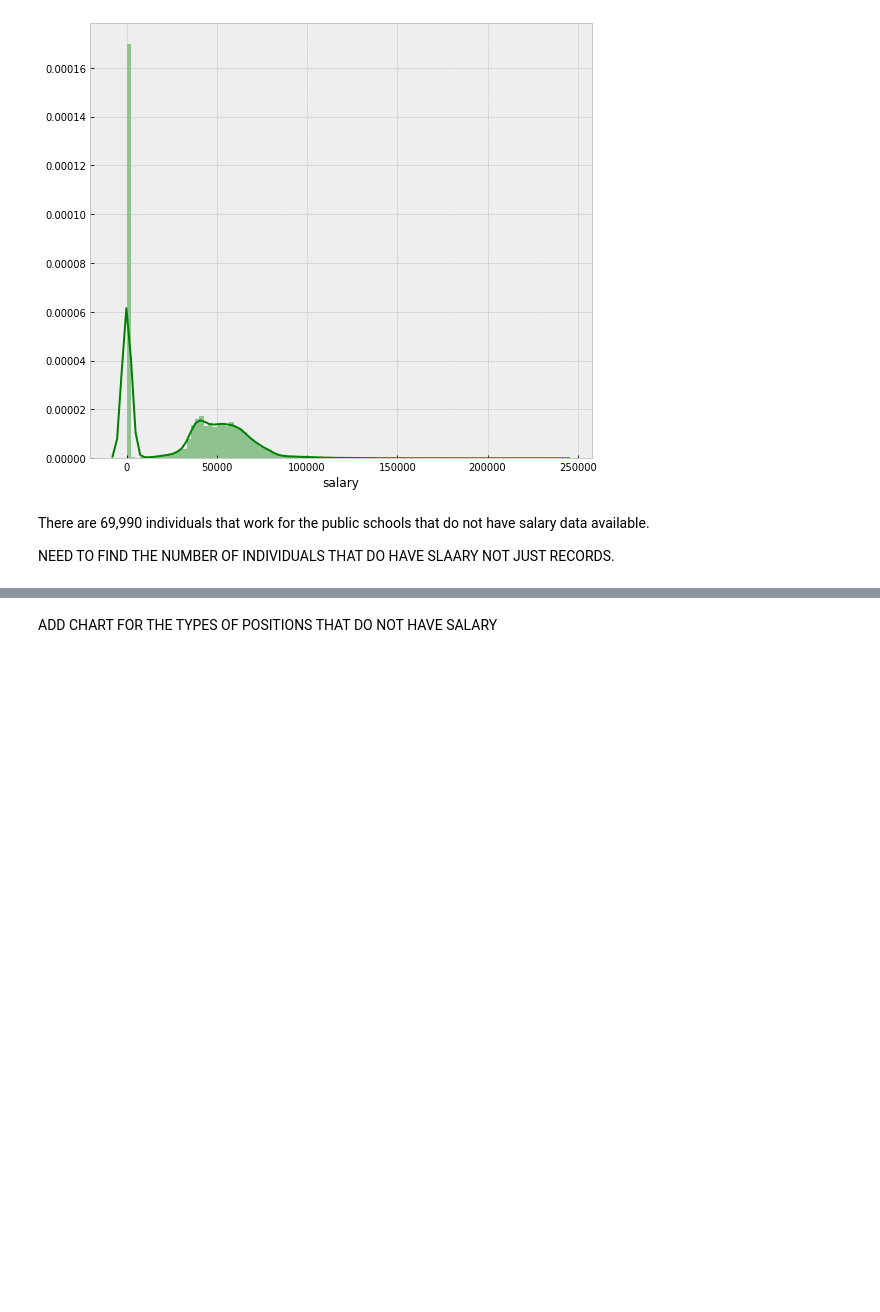
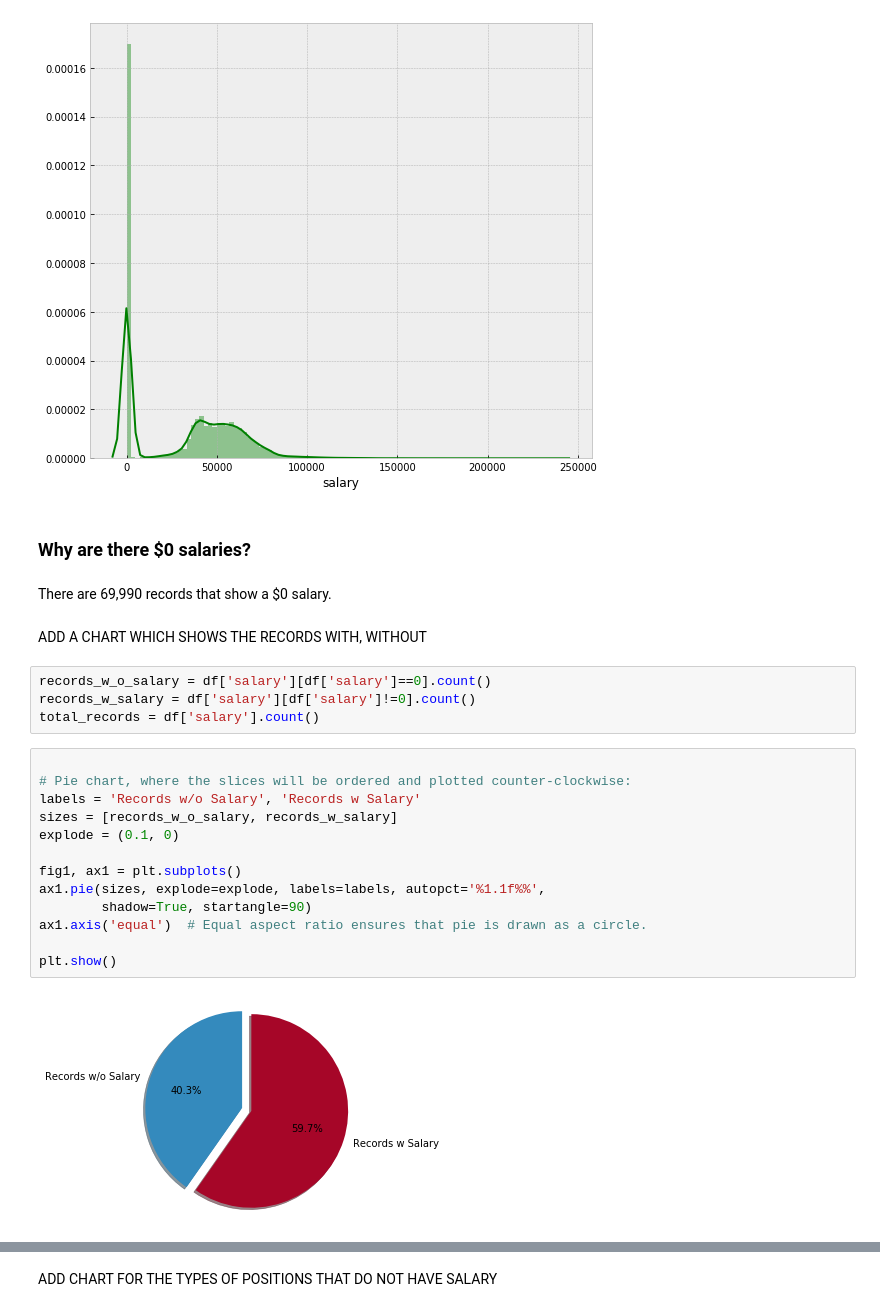
Before and after one commit to j-buss/wi-dpi, a Jupyter notebook: eda/5.0_Analysis.ipynb, the cells around one changed output, grey strips where cells are left out. Drawn from its saved outputs; the diff is of its cells as text; blank space fills up the shorter version.

```diff
--- a/eda/5.0_Analysis.ipynb
+++ b/eda/5.0_Analysis.ipynb
@@ -78,8 +75,28 @@ sns.distplot(df['salary'], color='g', bins=100, hist_kws={'alpha': 0.4})
 # %% [output]
 <matplotlib.axes._subplots.AxesSubplot at 0x...>
 [figure]
-# %% [markdown]
-There are 69,990 individuals that work for the public schools that do not have salary data available.
-
-
-NEED TO FIND THE NUMBER OF INDIVIDUALS THAT DO HAVE SLAARY NOT JUST RECORDS.
+# %% [markdown]
+### Why are there $0 salaries?
+# %% [markdown]
+There are 69,990 records that show a $0 salary.
+# %% [markdown]
+ADD A CHART WHICH SHOWS THE RECORDS WITH, WITHOUT
+# %%
+records_w_o_salary = df['salary'][df['salary']==0].count()
+records_w_salary = df['salary'][df['salary']!=0].count()
+total_records = df['salary'].count()
+# %%
+
+# Pie chart, where the slices will be ordered and plotted counter-clockwise:
+labels = 'Records w/o Salary', 'Records w Salary'
+sizes = [records_w_o_salary, records_w_salary]
+explode = (0.1, 0)
+
+fig1, ax1 = plt.subplots()
+ax1.pie(sizes, explode=explode, labels=labels, autopct='%1.1f%%',
+        shadow=True, startangle=90)
+ax1.axis('equal')  # Equal aspect ratio ensures that pie is drawn as a circle.
+
+plt.show()
+# %% [output]
+[figure, added]
```
Also changed, not shown: parts of 7 cells of this notebook.
